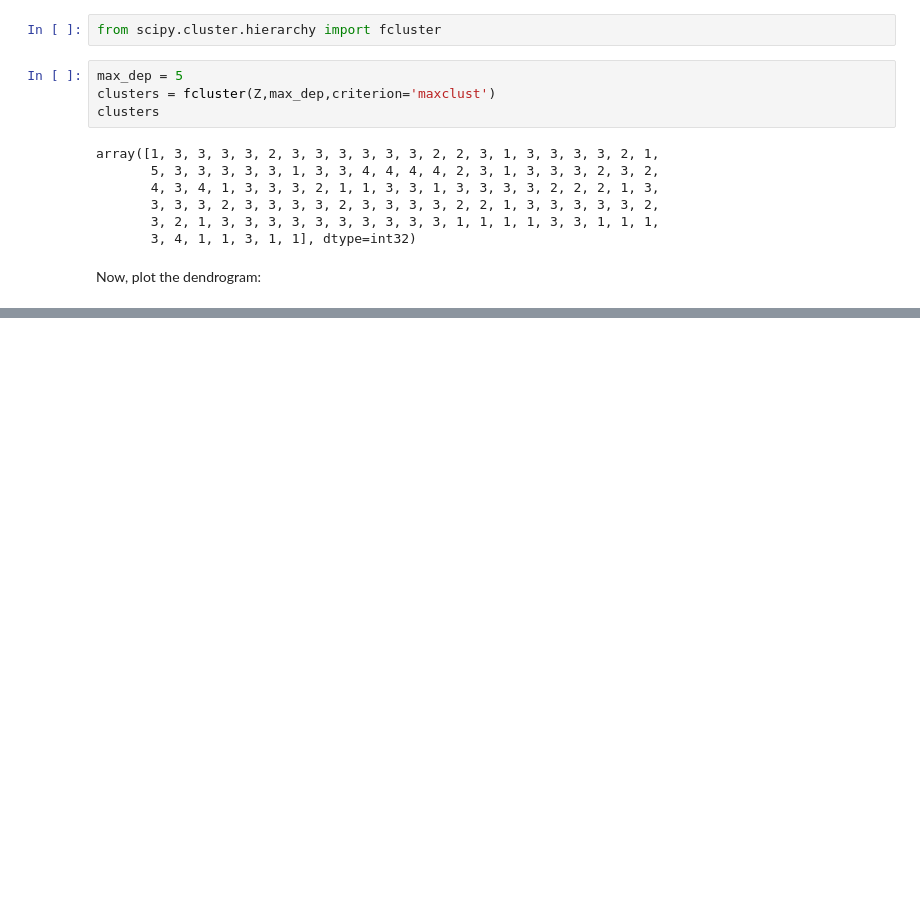
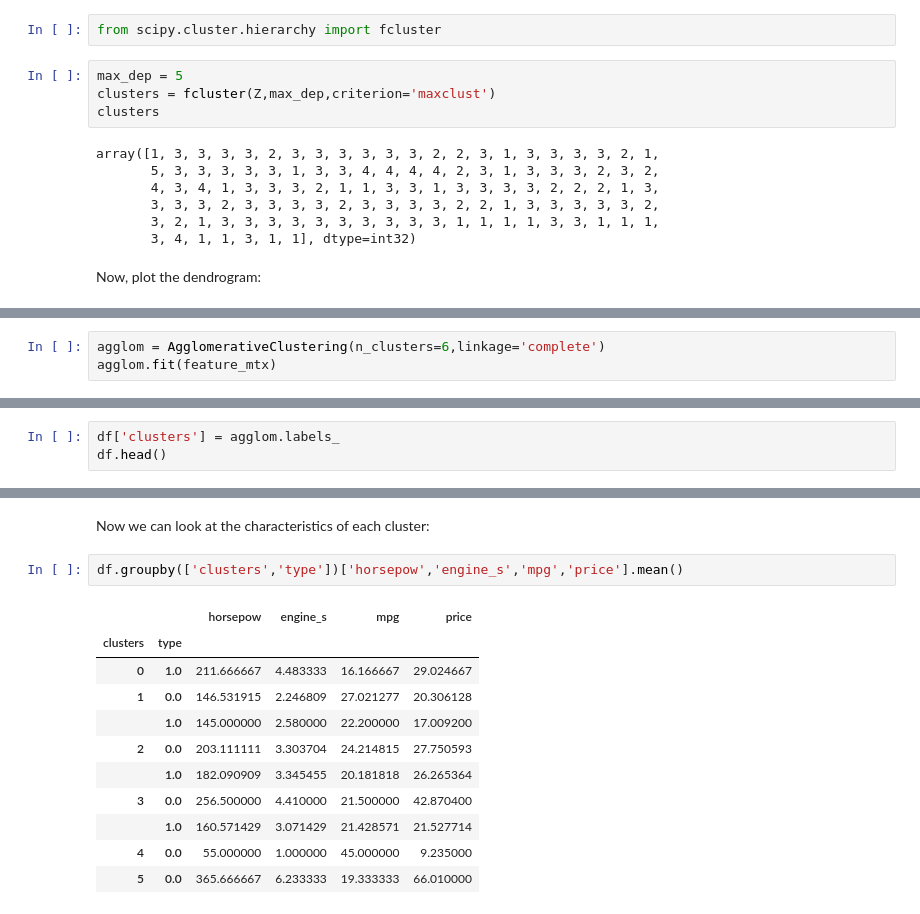
Before and after one commit to aitezazakhtar/HierarchicalClustering, a Jupyter notebook: HierarchicalClustering.ipynb, the cells around one changed output, grey strips where cells are left out. Saved outputs shown, nothing was run; the diff lists cells and outputs as text; blank space fills up the shorter version.

```diff
--- a/HierarchicalClustering.ipynb
+++ b/HierarchicalClustering.ipynb
@@ -164,0 +186,3 @@ dendro = hierarchy.dendrogram(Z,orientation='right',leaf_font_size =12)
+# %%
+agglom = AgglomerativeClustering(n_clusters=6,linkage='complete')
+agglom.fit(feature_mtx)
@@ -164,0 +204,3 @@ dendro = hierarchy.dendrogram(Z,orientation='right',leaf_font_size =12)
+# %%
+df['clusters'] = agglom.labels_
+df.head()
@@ -164,0 +230,16 @@ dendro = hierarchy.dendrogram(Z,orientation='right',leaf_font_size =12)
+# %% [markdown]
+Now we can look at the characteristics of each cluster:
+# %%
+df.groupby(['clusters','type'])['horsepow','engine_s','mpg','price'].mean()
+# %% [output]
+|  |  | horsepow | engine_s | mpg | price |
+| clusters | type |  |  |  |  |
+| 0 | 1.0 | 211.666667 | 4.483333 | 16.166667 | 29.024667 |
+| 1 | 0.0 | 146.531915 | 2.246809 | 27.021277 | 20.306128 |
+|  | 1.0 | 145.000000 | 2.580000 | 22.200000 | 17.009200 |
+| 2 | 0.0 | 203.111111 | 3.303704 | 24.214815 | 27.750593 |
+|  | 1.0 | 182.090909 | 3.345455 | 20.181818 | 26.265364 |
+| 3 | 0.0 | 256.500000 | 4.410000 | 21.500000 | 42.870400 |
+|  | 1.0 | 160.571429 | 3.071429 | 21.428571 | 21.527714 |
+| 4 | 0.0 | 55.000000 | 1.000000 | 45.000000 | 9.235000 |
+| 5 | 0.0 | 365.666667 | 6.233333 | 19.333333 | 66.010000 |
```
Also changed, not shown: parts of 16 cells of this notebook.
